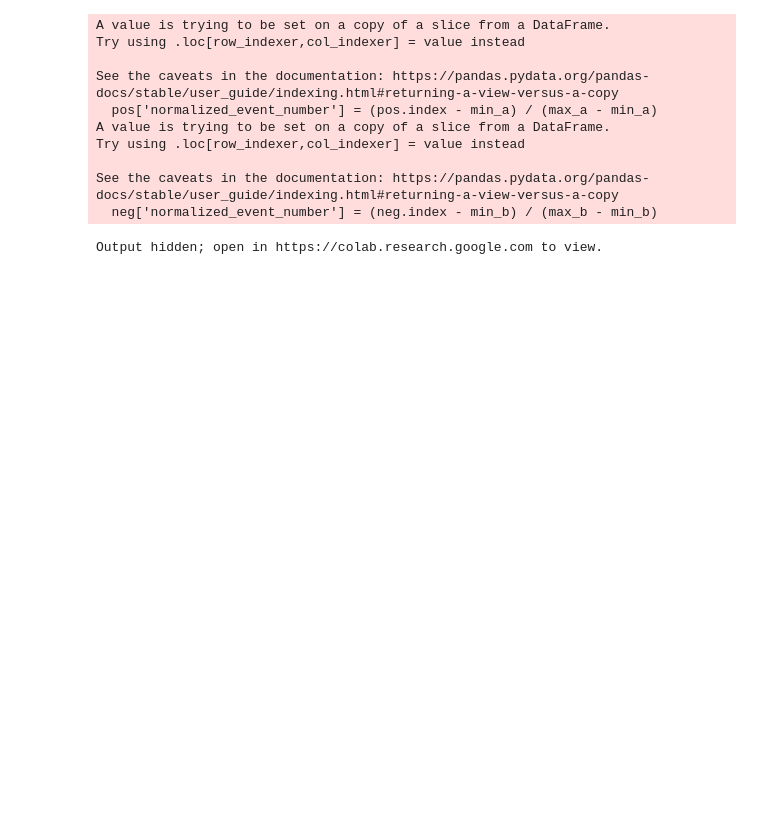
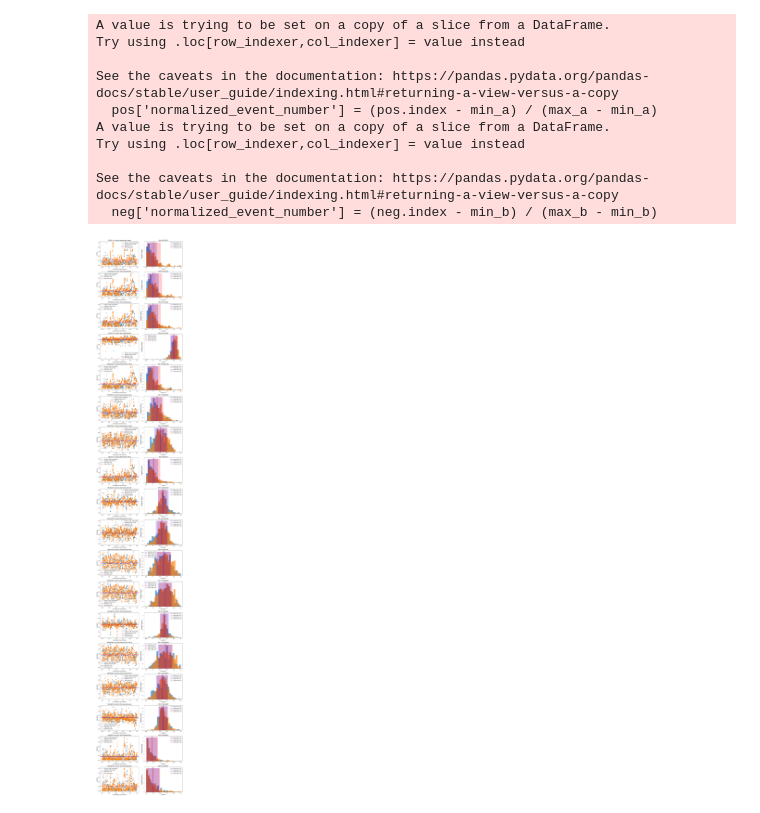
Before and after one commit to nabdeep-patel/flare-cme-association-mb, a Jupyter notebook: 2024/analysis2024.ipynb, the cells around one changed output. Saved outputs shown, nothing was run; the diff lists cells and outputs as text; code cells hidden in the pictures; blank space fills up the shorter version.

```diff
--- a/2024/analysis2024.ipynb
+++ b/2024/analysis2024.ipynb
@@ -203,34 +174,34 @@ for i in range(len(columns) - 1):
     mean_neg = np.mean(neg.iloc[:, i])
     std_pos = np.std(pos.iloc[:,i])
     std_neg = np.std(neg.iloc[:,i])
 
     plt.subplot(len(columns), 2, a)
-    plt.scatter(pos["normalized_event_number"], pos.iloc[:, i], alpha=0.7, label="Positive Events")
-    plt.scatter(neg["normalized_event_number"], neg.iloc[:, i], alpha=0.7, label="Negative Events")
+    plt.scatter(pos["normalized_event_number"], pos.iloc[:, i], alpha=0.7, label="Positive (CME Associated)")
+    plt.scatter(neg["normalized_event_number"], neg.iloc[:, i], alpha=0.7, label="Negative (Only Flares)")
     plt.axhline(mean_pos, color='b', label=f"Mean Pos: {mean_pos:.2f}")
     plt.axhline(mean_neg, color='r', label=f"Mean Neg: {mean_neg:.2f}")
     plt.xlabel("Normalized Event Number")
     plt.ylabel(ordered_features[i])
-    plt.title(f"{ordered_features[i]} vs Normalized Event Number")
+    plt.title(f"{ordered_features[i]} vs Events (Normalised Index)")
     plt.legend()
 
     plt.subplot(len(columns), 2, a + 1)
     plt.hist(pos.iloc[:, i], bins=20, density=True, alpha=0.7)
     plt.hist(neg.iloc[:, i], bins=20, density=True, alpha=0.7)
     plt.axvline(mean_pos, color='b', label=f"Mean Pos: {mean_pos:.2f}")
     plt.axvline(mean_neg, color='r', label=f"Mean Neg: {mean_neg:.2f}")
     ymin, ymax = plt.ylim()
     plt.fill_betweenx([ymin, ymax], mean_pos - std_pos, mean_pos + std_pos, color='b', alpha=0.2,label=f'Stdev Pos: {std_pos:.2f}')
     plt.fill_betweenx([ymin, ymax], mean_neg - std_neg, mean_neg + std_neg, color='r', alpha=0.2, label=f'Stdev Neg: {std_neg:.2f}')
     plt.xlabel(ordered_features[i])
     plt.ylabel('Probability Density')
     plt.title(f'PDF of {ordered_features[i]}')
     plt.legend()
 
     a += 2
 
 plt.tight_layout()
 plt.savefig("2024_parameters_pdf.jpeg")
 plt.show()
 # %% [output]
-Output hidden; open in https://colab.research.google.com to view.
+[figure, added]
```
Also changed, not shown: parts of 8 cells of this notebook, 13 other files.
